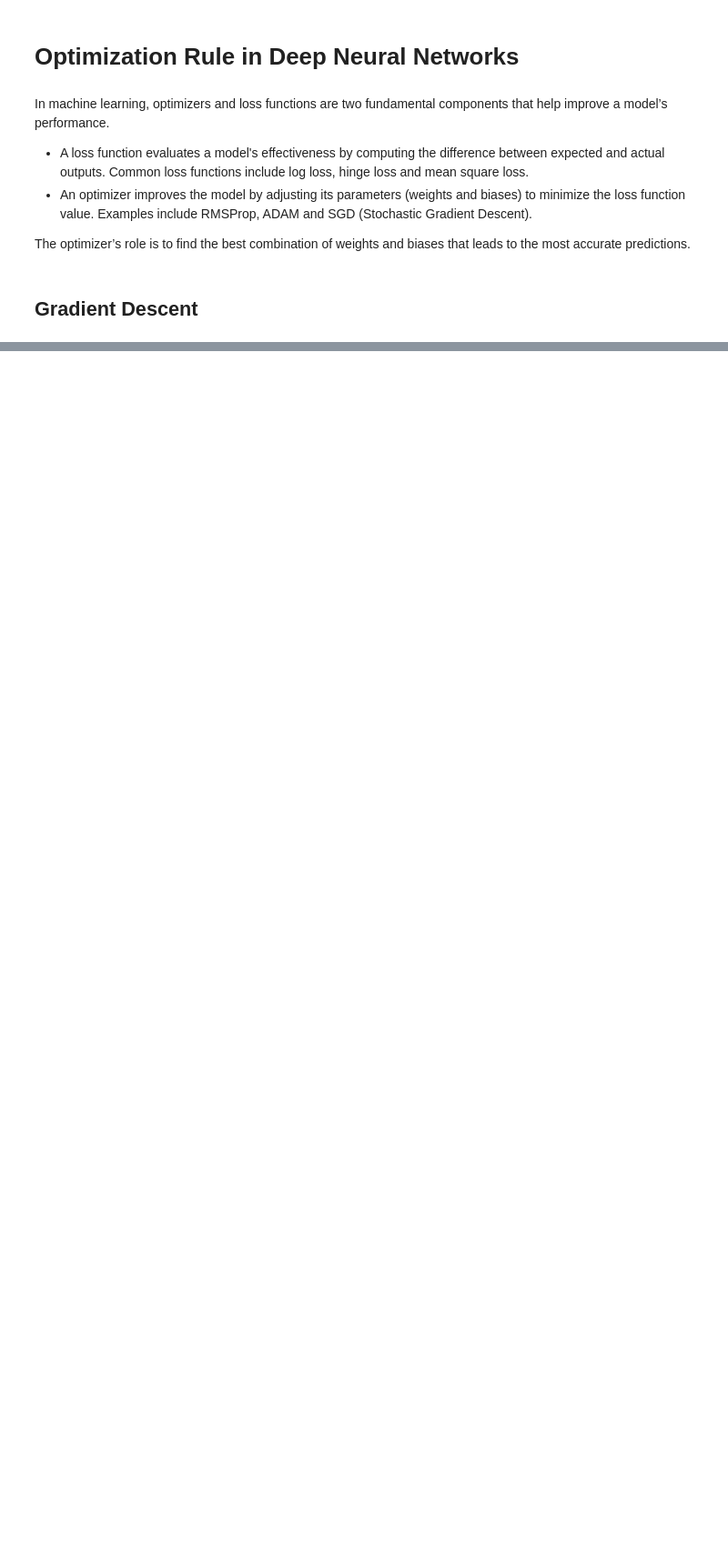
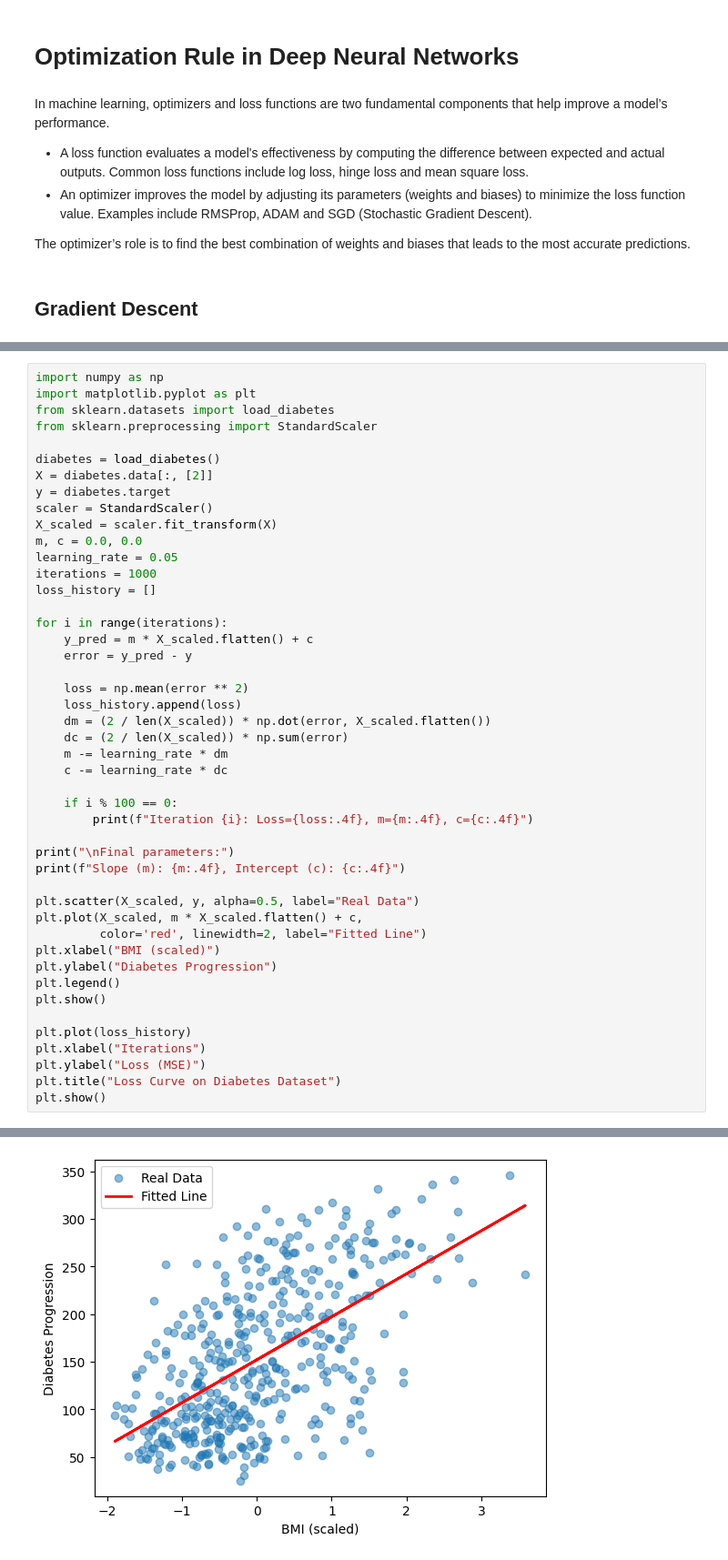
Before and after one commit to itsluckysharma01/Applied-Python-for-AI-ML-DL, a Jupyter notebook: L08_Optimization_DL.ipynb, the cells around one changed output, grey strips where cells are left out. Shown at 91% size. Cells and saved outputs as stored; diff of their text form; blank space fills up the shorter version.

```diff
--- a/L08_Optimization_DL.ipynb
+++ b/L08_Optimization_DL.ipynb
@@ -78,0 +134,47 @@ Where:
+# %%
+import numpy as np
+import matplotlib.pyplot as plt
+from sklearn.datasets import load_diabetes
+from sklearn.preprocessing import StandardScaler
+
+diabetes = load_diabetes()
+X = diabetes.data[:, [2]]
+y = diabetes.target
+scaler = StandardScaler()
+X_scaled = scaler.fit_transform(X)
+m, c = 0.0, 0.0
+learning_rate = 0.05
+iterations = 1000
+loss_history = []
+
+for i in range(iterations):
+    y_pred = m * X_scaled.flatten() + c
+    error = y_pred - y
+
+    loss = np.mean(error ** 2)
+    loss_history.append(loss)
+    dm = (2 / len(X_scaled)) * np.dot(error, X_scaled.flatten())
+    dc = (2 / len(X_scaled)) * np.sum(error)
+    m -= learning_rate * dm
+    c -= learning_rate * dc
+
+    if i % 100 == 0:
+        print(f"Iteration {i}: Loss={loss:.4f}, m={m:.4f}, c={c:.4f}")
+
+print("\nFinal parameters:")
+print(f"Slope (m): {m:.4f}, Intercept (c): {c:.4f}")
+
+plt.scatter(X_scaled, y, alpha=0.5, label="Real Data")
+plt.plot(X_scaled, m * X_scaled.flatten() + c,
+         color='red', linewidth=2, label="Fitted Line")
+plt.xlabel("BMI (scaled)")
+plt.ylabel("Diabetes Progression")
+plt.legend()
+plt.show()
+
+plt.plot(loss_history)
+plt.xlabel("Iterations")
+plt.ylabel("Loss (MSE)")
+plt.title("Loss Curve on Diabetes Dataset")
+plt.show()
+# %% [output]
@@ -78,0 +194 @@ Where:
+[figure, added]
```
Also changed, not shown: parts of 3 cells of this notebook.
